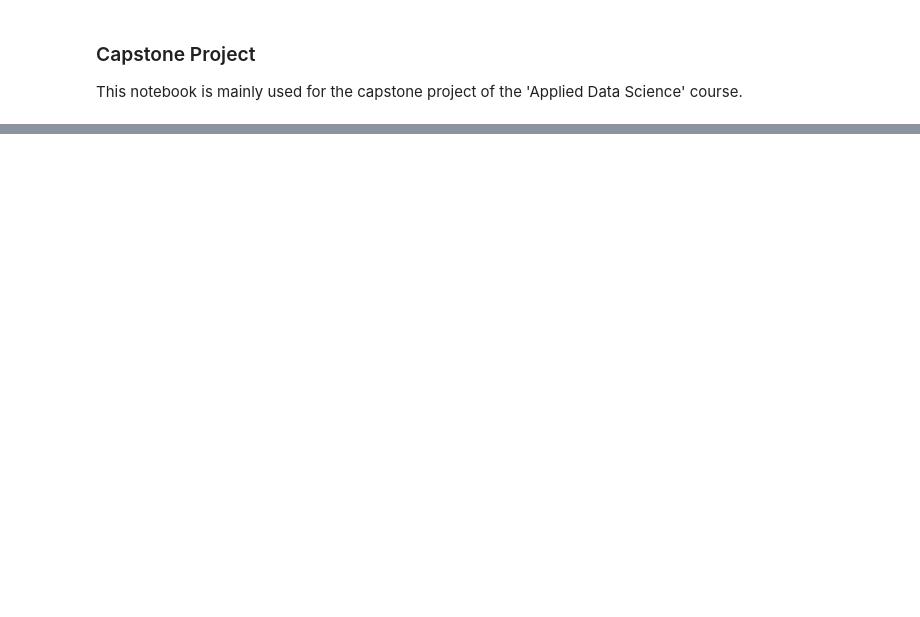
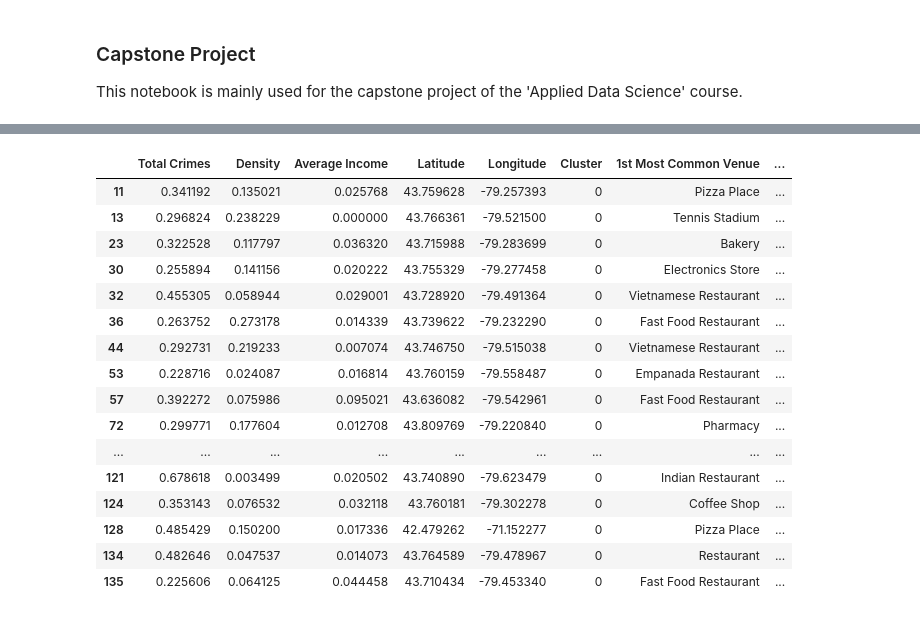
Before and after one commit to nruengener/Coursera_Capstone, a Jupyter notebook: capstone.ipynb, the cells around one changed output, grey strips where cells are left out. Cells and saved outputs as stored; diff of their text form; code cells hidden in the pictures; blank space fills up the shorter version.

```diff
--- a/capstone.ipynb
+++ b/capstone.ipynb
@@ -49,0 +518,5 @@ df_venues.head()
+# %%
+# elbow method lead to 5 as best number of clusters
+k = 5
+kmeans = KMeans(n_clusters=k, random_state=0).fit(X)
+kmeans.labels_
@@ -49,0 +531,8 @@ df_venues.head()
+# %%
+# add clustering labels
+neighborhoods_venues_sorted.insert(0, 'Cluster', kmeans.labels_)
+tdf = df
+tdf = tdf.join(neighborhoods_venues_sorted.set_index('Neighborhood'), on='Neighborhood')
+tdf.head()
+
+# todo: do not use normalized values, insert income... long lat
@@ -49,0 +602,20 @@ df_venues.head()
+# %%
+tdf.loc[tdf['Cluster'] == 0, tdf.columns[[1] + list(range(2, tdf.shape[1]))]]
+# %% [output]
+|  | Total Crimes | Density | Average Income | Latitude | Longitude | Cluster | 1st Most Common Venue | ... |
+| 11 | 0.341192 | 0.135021 | 0.025768 | 43.759628 | -79.257393 | 0 | Pizza Place | ... |
+| 13 | 0.296824 | 0.238229 | 0.000000 | 43.766361 | -79.521500 | 0 | Tennis Stadium | ... |
+| 23 | 0.322528 | 0.117797 | 0.036320 | 43.715988 | -79.283699 | 0 | Bakery | ... |
+| 30 | 0.255894 | 0.141156 | 0.020222 | 43.755329 | -79.277458 | 0 | Electronics Store | ... |
+| 32 | 0.455305 | 0.058944 | 0.029001 | 43.728920 | -79.491364 | 0 | Vietnamese Restaurant | ... |
+| 36 | 0.263752 | 0.273178 | 0.014339 | 43.739622 | -79.232290 | 0 | Fast Food Restaurant | ... |
+| 44 | 0.292731 | 0.219233 | 0.007074 | 43.746750 | -79.515038 | 0 | Vietnamese Restaurant | ... |
+| 53 | 0.228716 | 0.024087 | 0.016814 | 43.760159 | -79.558487 | 0 | Empanada Restaurant | ... |
+| 57 | 0.392272 | 0.075986 | 0.095021 | 43.636082 | -79.542961 | 0 | Fast Food Restaurant | ... |
+| 72 | 0.299771 | 0.177604 | 0.012708 | 43.809769 | -79.220840 | 0 | Pharmacy | ... |
+| ... | ... | ... | ... | ... | ... | ... | ... | ... |
+| 121 | 0.678618 | 0.003499 | 0.020502 | 43.740890 | -79.623479 | 0 | Indian Restaurant | ... |
+| 124 | 0.353143 | 0.076532 | 0.032118 | 43.760181 | -79.302278 | 0 | Coffee Shop | ... |
+| 128 | 0.485429 | 0.150200 | 0.017336 | 42.479262 | -71.152277 | 0 | Pizza Place | ... |
+| 134 | 0.482646 | 0.047537 | 0.014073 | 43.764589 | -79.478967 | 0 | Restaurant | ... |
+| 135 | 0.225606 | 0.064125 | 0.044458 | 43.710434 | -79.453340 | 0 | Fast Food Restaurant | ... |
```
Also changed, not shown: parts of 70 cells of this notebook, 25 other files.
